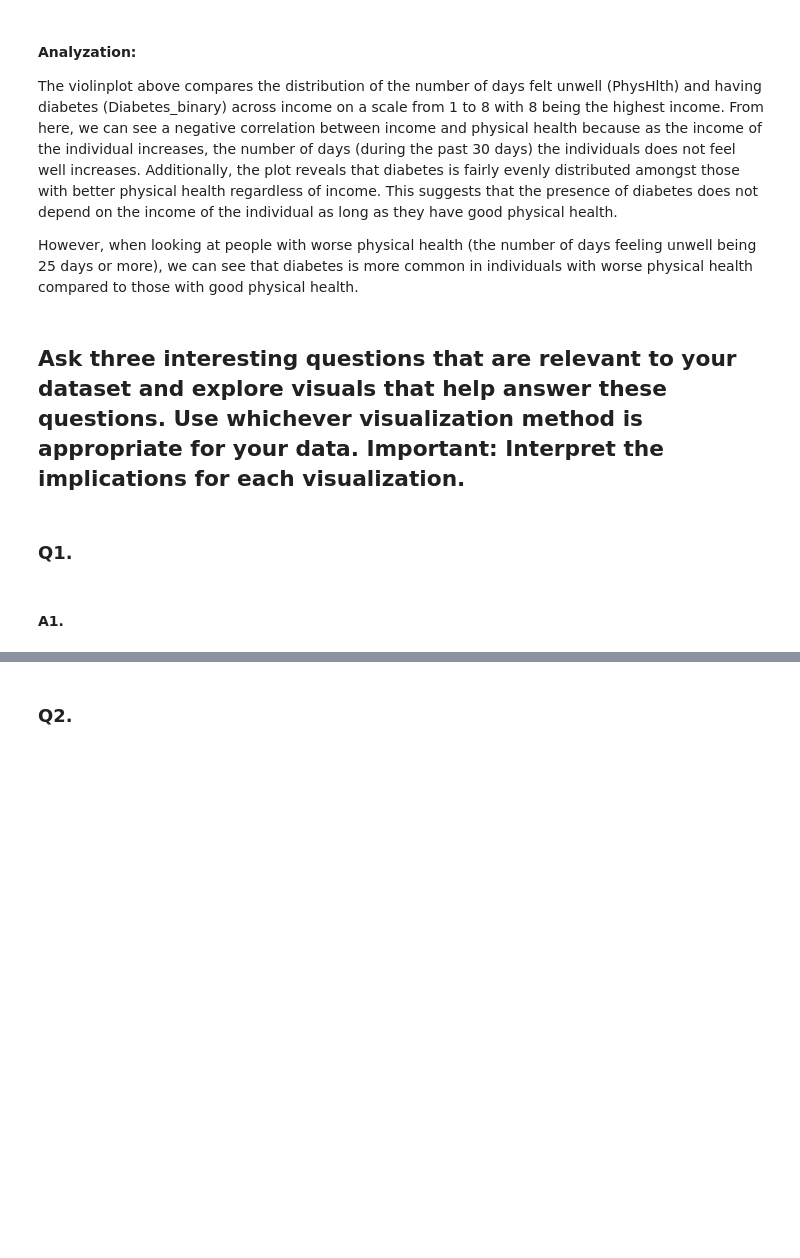
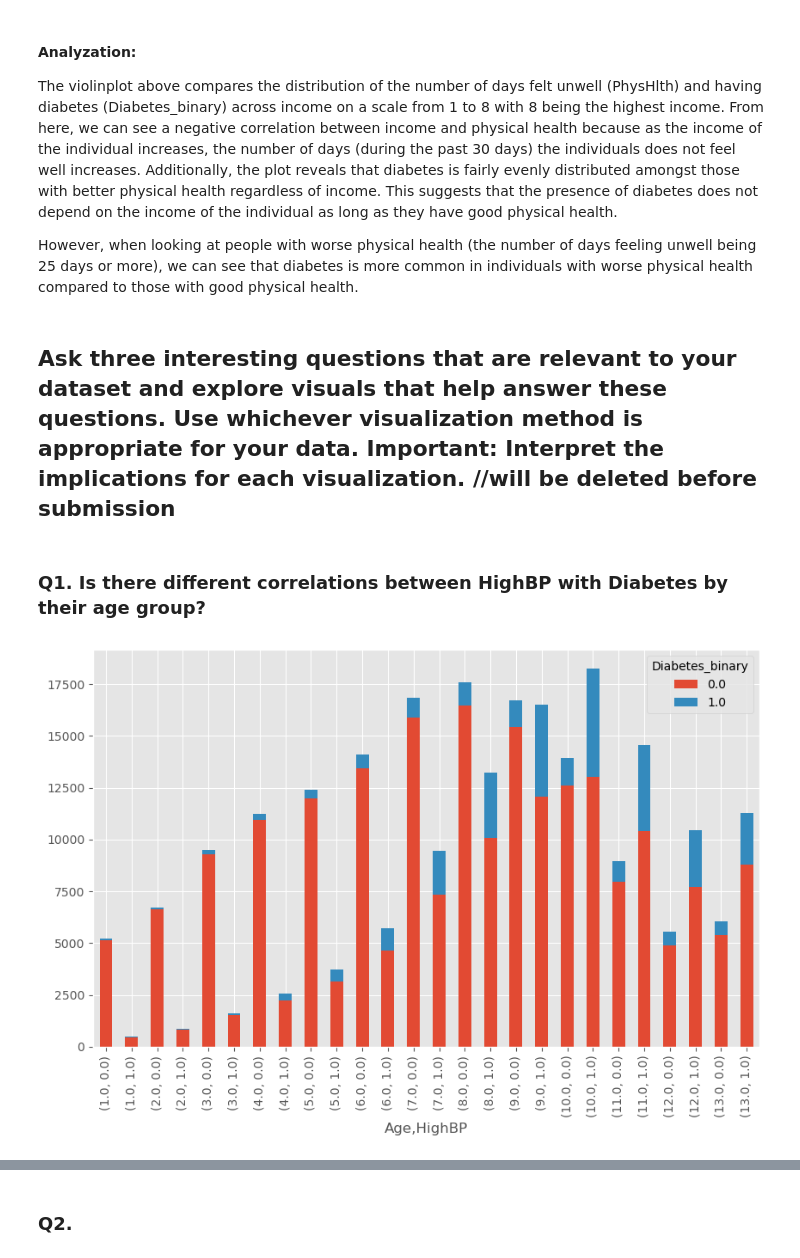
Before and after one commit to 48878679/CS-5324-Lab1, a Jupyter notebook: Lab1/Lab1.ipynb, the cells around one changed output, grey strips where cells are left out. Cells and saved outputs as stored; diff of their text form; code cells hidden in the pictures; blank space fills up the shorter version.

```diff
--- a/Lab1/Lab1.ipynb
+++ b/Lab1/Lab1.ipynb
@@ -350,10 +358,13 @@ The violinplot above compares the distribution of the number of days felt unwell
 
 However, when looking at people with worse physical health (the number of days feeling unwell being 25 days or more), we can see that diabetes is more common in individuals with worse physical health compared to those with good physical health.
 # %% [markdown]
-## Ask three interesting questions that are relevant to your dataset and explore visuals that help answer these questions. Use whichever visualization method is appropriate for your data.  Important: Interpret the implications for each visualization.
+## Ask three interesting questions that are relevant to your dataset and explore visuals that help answer these questions. Use whichever visualization method is appropriate for your data.  Important: Interpret the implications for each visualization. //will be deleted before submission
 # %% [markdown]
-### Q1.
+### Q1. Is there different correlations between HighBP with Diabetes by their age group?
 # %%
-# code for visualization for q1
+Q1 = df_imputed.groupby(["Age", "HighBP", "Diabetes_binary"]).size().unstack()
+Q1.plot(kind="bar", stacked=True, figsize=(10, 6))
+
+plt.show()
+# %% [output]
+[figure, added]
-# %% [markdown]
-#### A1.
```
Also changed, not shown: parts of 16 cells of this notebook.
